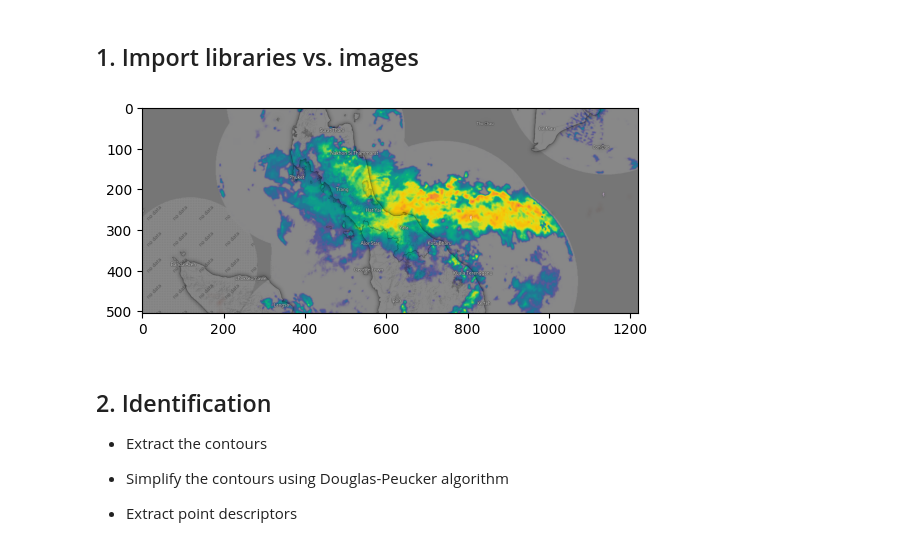
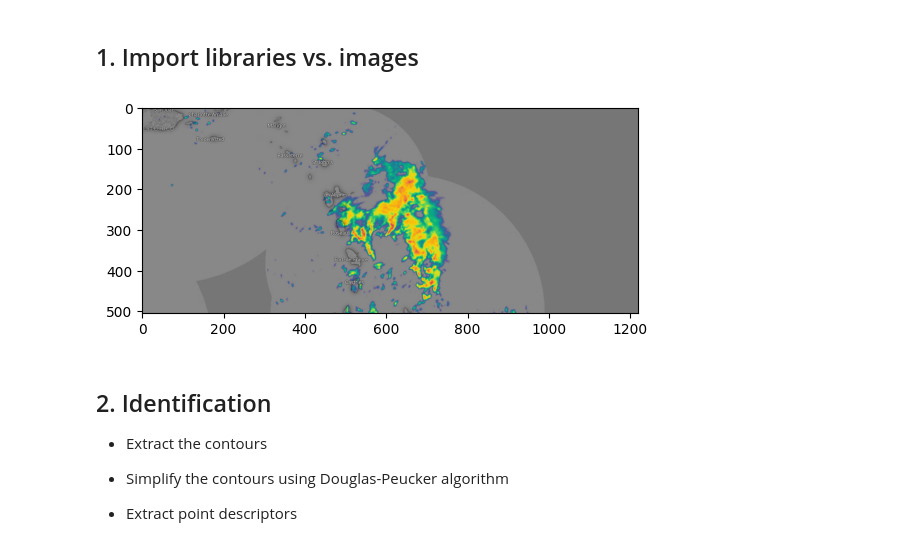
Before and after one commit to quochieu586/Thunderstorm-Nowcasting-Geometry-Topology-Approach, a Jupyter notebook: motion_estimation.ipynb, the cells around one changed output. Drawn from its saved outputs; the diff is of its cells as text; code cells hidden in the pictures.

```diff
--- a/motion_estimation.ipynb
+++ b/motion_estimation.ipynb
@@ -13,25 +16,28 @@ import numpy as np
 # %%
 img_paths = [
-    'data/image_old/malaysia_20241128-050508.png',
-    'data/image_old/malaysia_20241128-052509.png',
-    'data/image_old/malaysia_20241128-054509.png',
-    'data/image_old/malaysia_20241128-060509.png',
-    'data/image_old/malaysia_20241128-062510.png',
-    'data/image_old/malaysia_20241128-065657.png',
-    'data/image_old/malaysia_20241128-071658.png',
+    'data/image_old/dominica_1.png',
+    'data/image_old/dominica_2.png',
+    'data/image_old/dominica_3.png',
+    # 'data/image_old/malaysia_20241128-050508.png',
+    # 'data/image_old/malaysia_20241128-052509.png',
+    # 'data/image_old/malaysia_20241128-054509.png',
+    # 'data/image_old/malaysia_20241128-060509.png',
+    # 'data/image_old/malaysia_20241128-062510.png',
+    # 'data/image_old/malaysia_20241128-065657.png',
+    # 'data/image_old/malaysia_20241128-071658.png',
 ]
 color_path = 'data/legend/color_dbz.json'
 
 with open('data/legend/color_dbz.json') as f:
     list_color = json.load(f)
 
 sorted_color = sorted({tuple(color[1]): color[0] for color in list_color}.items(), key=lambda item: item[1])
 
 src_images = [read_image(path) for path in img_paths]
 plt.imshow(src_images[0])
 plt.show()
 # %% [output]
-[figure, old version]
+[figure, new version]
 # %% [markdown]
 ## 2. Identification
 
```
Also changed, not shown: parts of 16 cells of this notebook, 7 other files.
